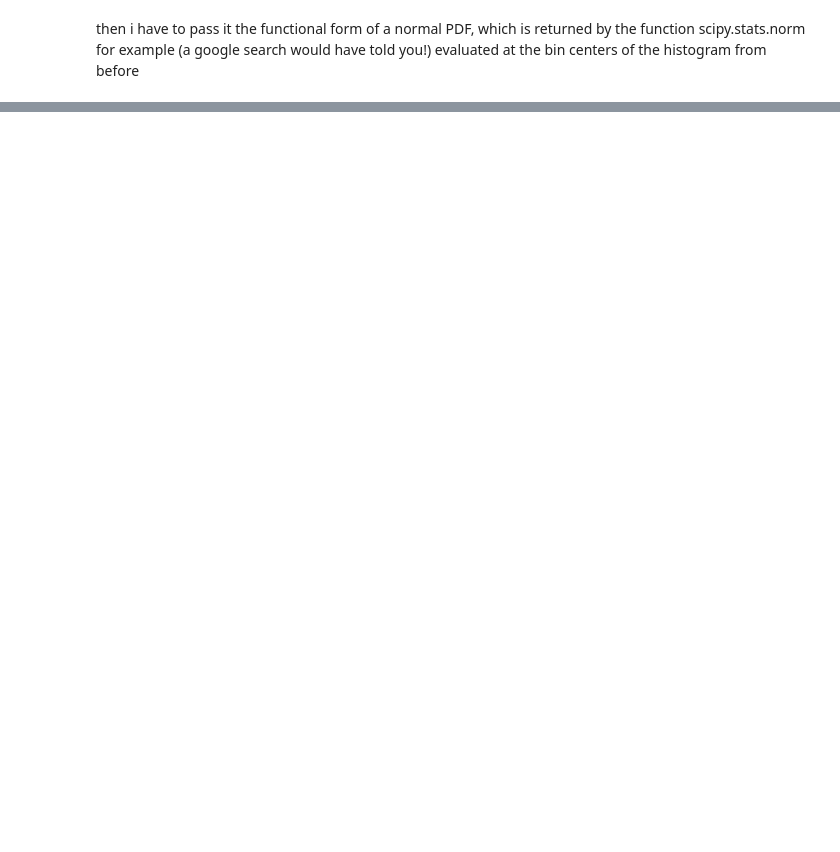
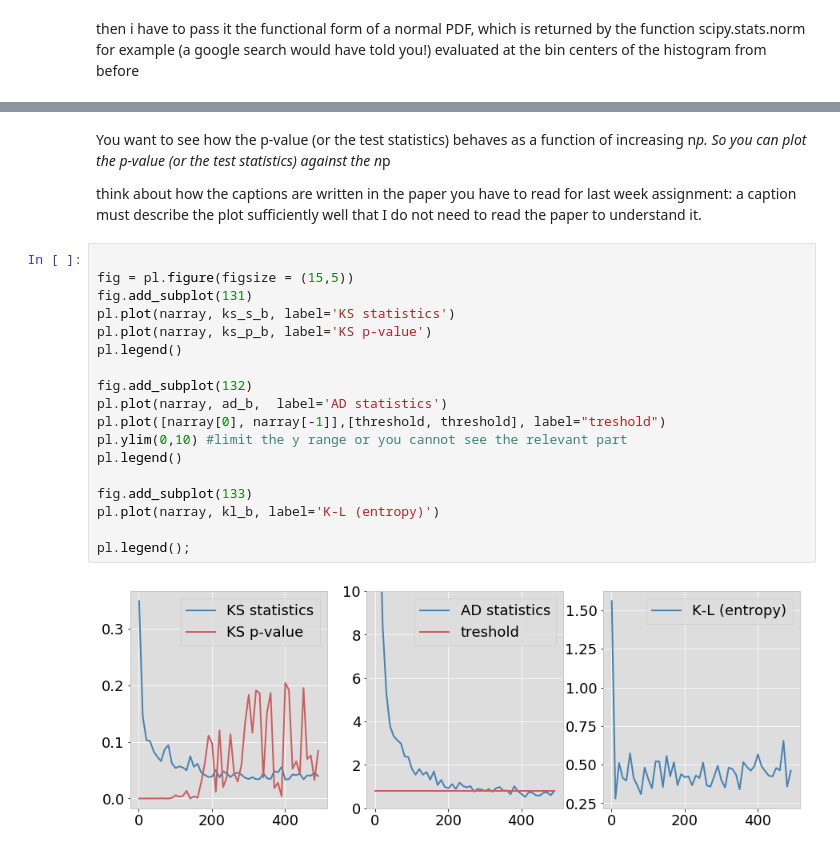
Before and after one commit to fedhere/UInotebooks, a Jupyter notebook: oh_my_goodness_of_fit.ipynb, the cells around one changed output, grey strips where cells are left out. Saved outputs shown, nothing was run; the diff lists cells and outputs as text; blank space fills up the shorter version.

```diff
--- a/oh_my_goodness_of_fit.ipynb
+++ b/oh_my_goodness_of_fit.ipynb
@@ -125,0 +241,25 @@ poisson on normal 0.00852248114079
+# %% [markdown]
+You want to see how the p-value (or the test statistics) behaves as a function of increasing n*p.
+So you can plot the p-value (or the test statistics) against the n*p
+
+think about how the captions are written in the paper  you have to read for last week assignment: a caption must describe the plot sufficiently well that I do not need to read the paper to understand it.
+# %%
+
+fig = pl.figure(figsize = (15,5))
+fig.add_subplot(131)
+pl.plot(narray, ks_s_b, label='KS statistics')
+pl.plot(narray, ks_p_b, label='KS p-value')
+pl.legend()
+
+fig.add_subplot(132)
+pl.plot(narray, ad_b,  label='AD statistics')
+pl.plot([narray[0], narray[-1]],[threshold, threshold], label="treshold")
+pl.ylim(0,10) #limit the y range or you cannot see the relevant part
+pl.legend()
+
+fig.add_subplot(133)
+pl.plot(narray, kl_b, label='K-L (entropy)')
+
+pl.legend();
+# %% [output]
+[figure, added]
```
Also changed, not shown: parts of 32 cells of this notebook.
